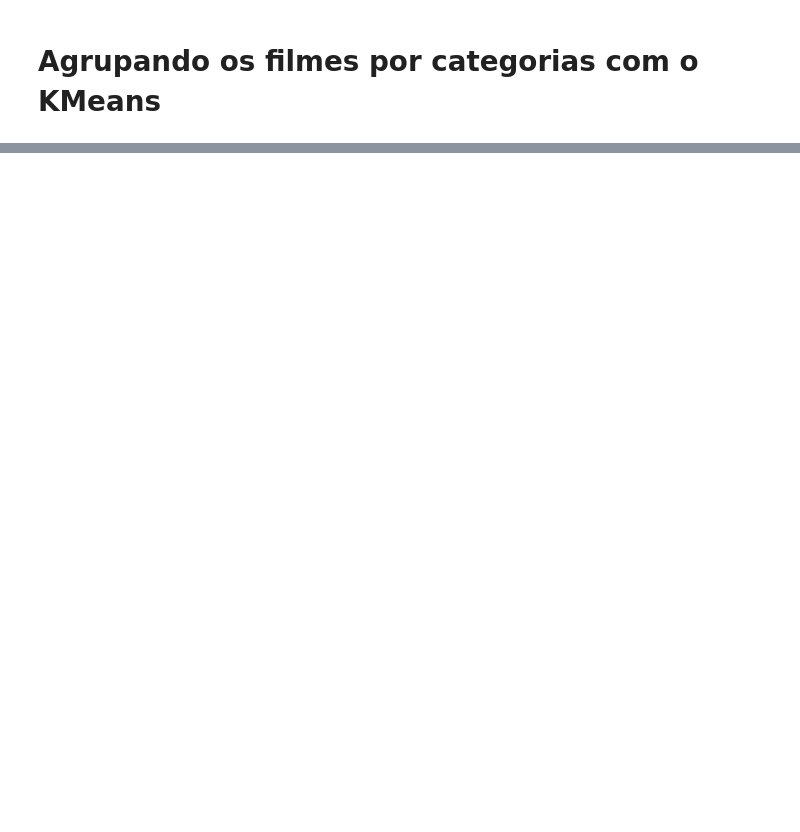
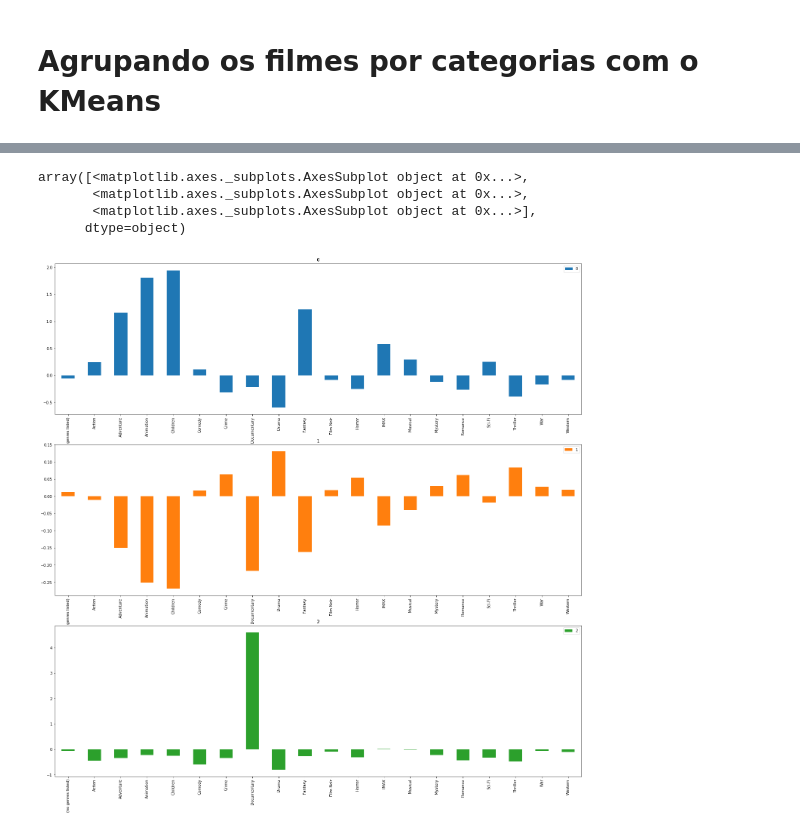
Before and after one commit to jonnes-nascimento/machine_learning, a Jupyter notebook: Introdução_a_Machine_Learning_Algoritmos_Não_Supervisionados_1.ipynb, the cells around one changed output, grey strips where cells are left out. Cells and saved outputs as stored; diff of their text form; code cells hidden in the pictures; blank space fills up the shorter version.

```diff
--- a/Introdução_a_Machine_Learning_Algoritmos_Não_Supervisionados_1.ipynb
+++ b/Introdução_a_Machine_Learning_Algoritmos_Não_Supervisionados_1.ipynb
@@ -79,0 +151,11 @@ Grupos [0 0 2 ... 2 0 2]
+# %%
+# No grafico acima, criamos os subplots em generos e nao em grupos.
+# Resolvemos isso transpondo a matriz de grupos.
+# Dessa forma, visualizamos de uma forma melhor quais categorias tem mais peso em cada um dos grupos.
+grupos.transpose().plot.bar(subplots=True, figsize=(25, 25), sharex=False)
+# %% [output]
+array([<matplotlib.axes._subplots.AxesSubplot object at 0x...>,
+       <matplotlib.axes._subplots.AxesSubplot object at 0x...>,
+       <matplotlib.axes._subplots.AxesSubplot object at 0x...>],
+      dtype=object)
+[figure, added]
```
Also changed, not shown: parts of 9 cells of this notebook.
